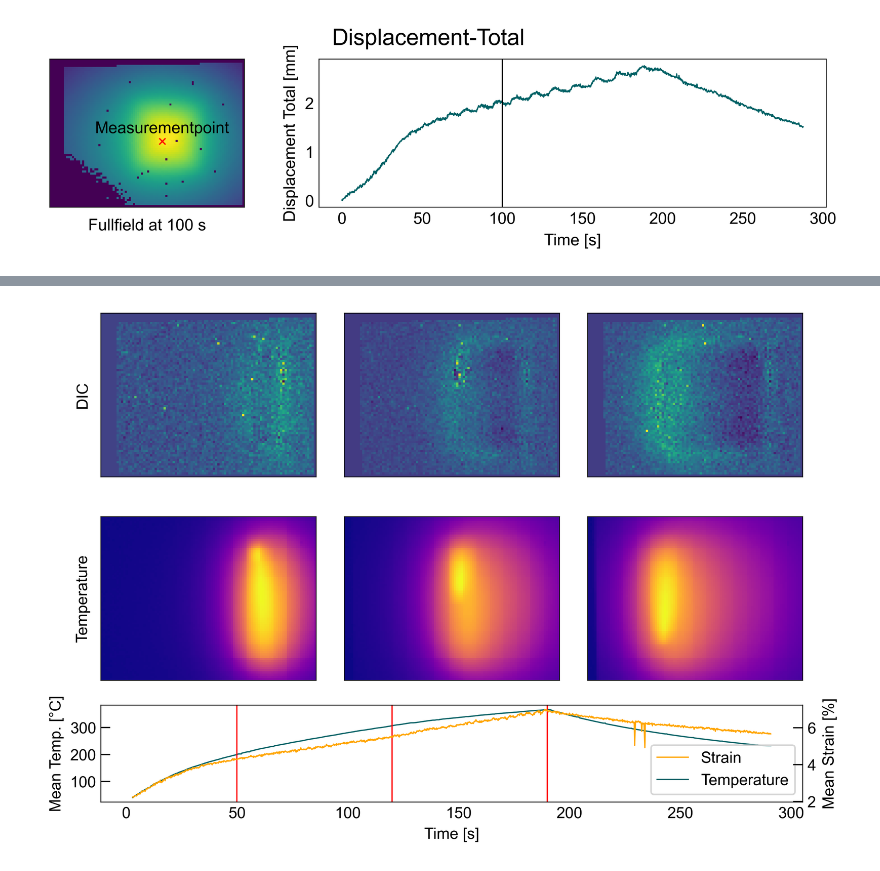
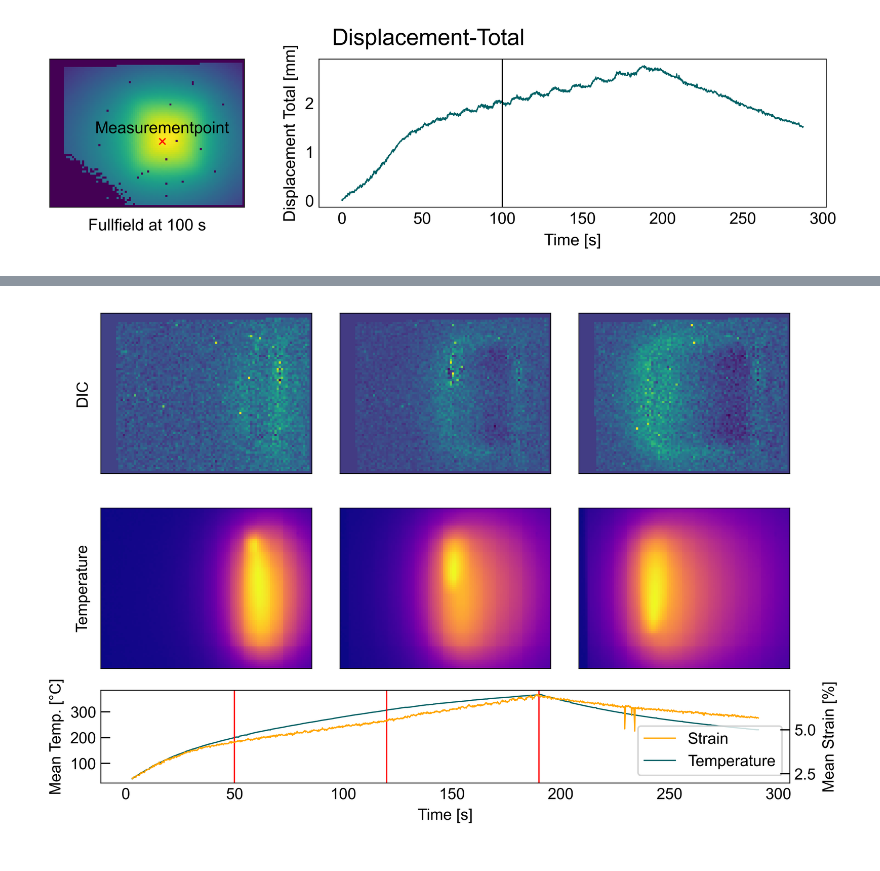
Before and after one commit to KMDE-10/DESY, a Jupyter notebook: src/DIC-TEMP-Sync/DIC-Temp-analysis.ipynb, the cells around one changed output, grey strips where cells are left out. Saved outputs shown, nothing was run; the diff lists cells and outputs as text; code cells hidden in the pictures.

```diff
--- a/src/DIC-TEMP-Sync/DIC-Temp-analysis.ipynb
+++ b/src/DIC-TEMP-Sync/DIC-Temp-analysis.ipynb
@@ -269,34 +341,34 @@ fig, axd = plt.subplot_mosaic([['dic1', 'dic2','dic3'],
                                ['t1', 't2','t3'],
                                ['t1', 't2','t3'],
                                ['mt','mt','mt']],
-                              figsize=(18/cm,12.5/cm), constrained_layout=True)
+                              figsize=(18/cm,12/cm), constrained_layout=True)
 for key in list(axd.keys())[:-1]:
     axd[key].set_yticklabels([])
     axd[key].set_xticklabels([])
 lns2=axd['mt'].plot(df.loc[:,('attributes','time_s')][15:],[df.loc[i,('attributes','ravi_cropped')].mean()for i in df.index][15:],label='Temperature')
 twinx=axd['mt'].twinx()
 lns1=twinx.plot(df.loc[:,('attributes','time_s')][15:],[df.loc[i,('strains','strain_p1')].mean()for i in df.index][15:],c='orange',label='Strain')
 twinx.set_ylabel('Mean Strain [%]')
 axd['mt'].set_ylabel('Mean Temp. [°C]')
 axd['mt'].set_xlabel('Time [s]')
 ind1=df.loc[df[('attributes','time_s')]==50,:].index[0]
 ind2=df.loc[df[('attributes','time_s')]==120,:].index[0]
 ind3=df.loc[df[('attributes','time_s')]==190,:].index[0]
 axd['mt'].axvline(df.loc[ind1,('attributes','time_s')],c='red')
 axd['mt'].axvline(df.loc[ind2,('attributes','time_s')],c='red')
 axd['mt'].axvline(df.loc[ind3,('attributes','time_s')],c='red')
 axd['dic1'].set_ylabel('DIC')
 axd['t1'].set_ylabel('Temperature')
 axd['dic1'].imshow(df.loc[ind1,('strains','strain_p1')])
 axd['dic2'].imshow(df.loc[ind2,('strains','strain_p1')])
 axd['dic3'].imshow(df.loc[ind3,('strains','strain_p1')])
 axd['t1'].imshow(df.loc[ind1,('attributes','ravi_cropped')],cmap='plasma')
 axd['t2'].imshow(df.loc[ind2,('attributes','ravi_cropped')],cmap='plasma')
 axd['t3'].imshow(df.loc[ind3,('attributes','ravi_cropped')],cmap='plasma')
 
 lns = lns1+lns2
 labs = [l.get_label() for l in lns]
 axd['mt'].legend(lns, labs, loc='lower right')
 fig.savefig('M:\\Öff gef Forschung\\Projekte\\SFB 1120 Präzision\\Bearbeiterordner\\A2\Veröffentlichungen\\grafiken\\overlayM.png',dpi=700)
 # %% [output]
-[figure, old version]
+[figure, new version]
```
Also changed, not shown: parts of 6 cells of this notebook, 1 other file.
